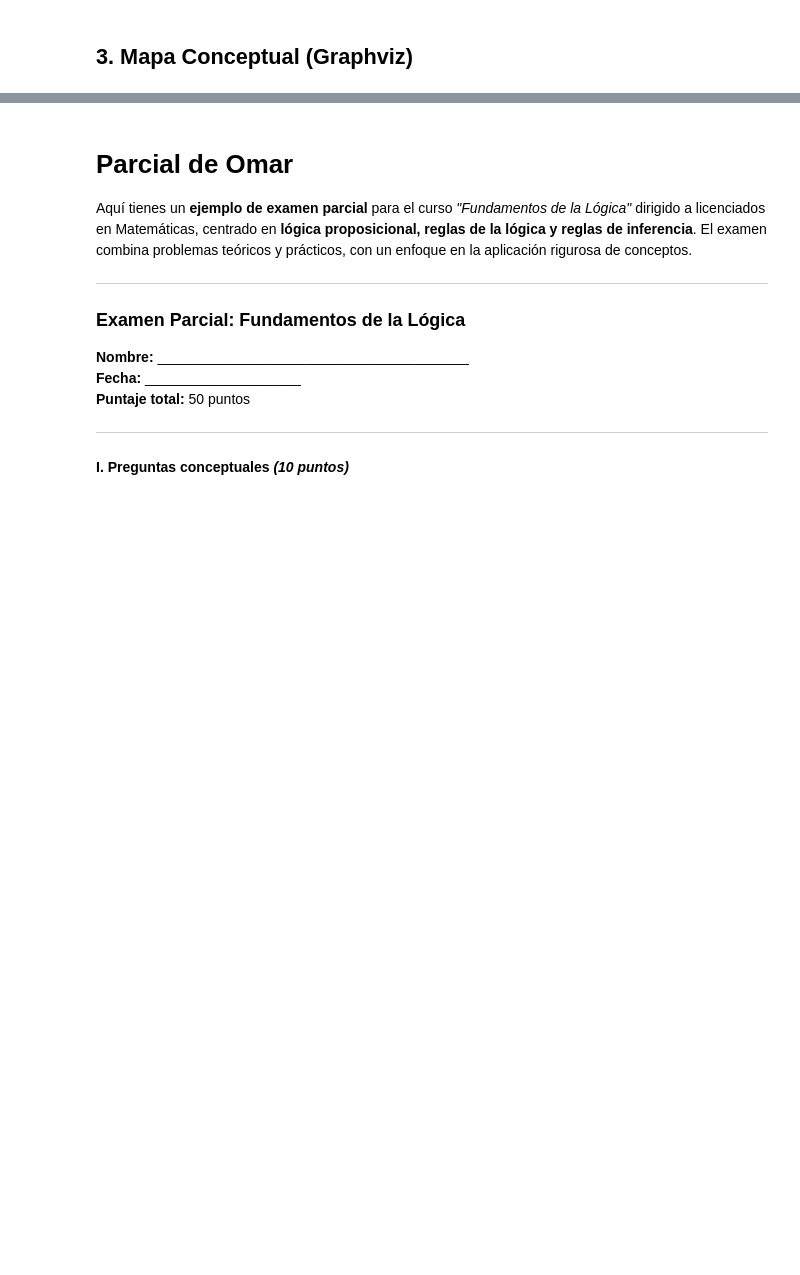
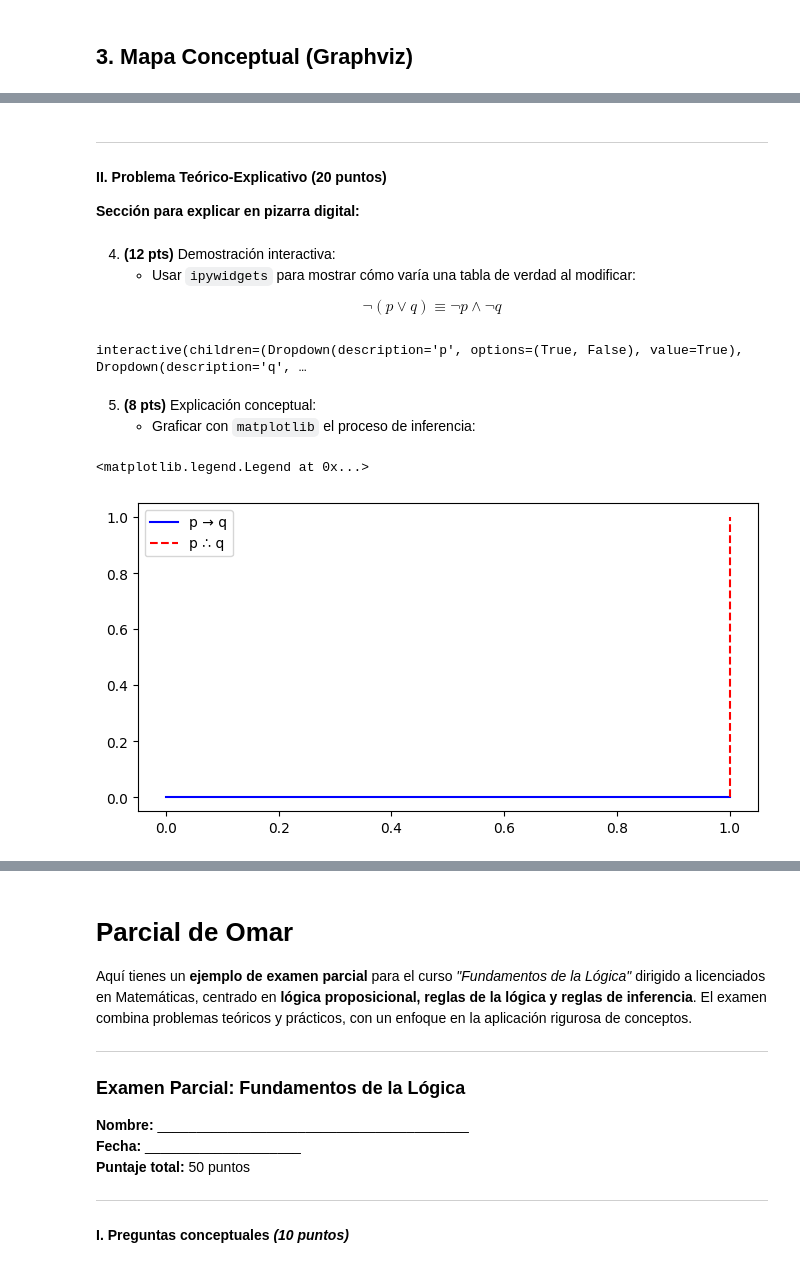
Before and after one commit to marco-canas/fundamentos_logica, a Jupyter notebook: 4_clases/2_inferencias_metodos_demostracion/3_metodos_demostracion/1_metodo_deductivo/1_metodo_directo/2_eval_met_direct.ipynb, the cells around one changed output, grey strips where cells are left out. Saved outputs shown, nothing was run; the diff lists cells and outputs as text; code cells hidden in the pictures; blank space fills up the shorter version.

Commit message:
mejoré para orientar a los licenciados en la elaboración del parcial.

```diff
--- a/4_clases/2_inferencias_metodos_demostracion/3_metodos_demostracion/1_metodo_deductivo/1_metodo_directo/2_eval_met_direct.ipynb
+++ b/4_clases/2_inferencias_metodos_demostracion/3_metodos_demostracion/1_metodo_deductivo/1_metodo_directo/2_eval_met_direct.ipynb
@@ -224,0 +474,38 @@ HTML(ani.to_jshtml())
+# %% [markdown]
+
+---
+
+#### **II. Problema Teórico-Explicativo** (20 puntos)
+**Sección para explicar en pizarra digital:**
+# %% [markdown]
+4. **(12 pts)** Demostración interactiva:
+   - Usar `ipywidgets` para mostrar cómo varía una tabla de verdad al modificar:
+
+$$ \neg(p \lor q) \equiv \neg p \land \neg q $$
+# %%
+
+from ipywidgets import interact
+@interact(p=[True, False], q=[True, False])
+def demostracion(p, q):
+    print(f"¬({p} ∧ {q}) ≡ {not (p and q)}")
+    print(f"¬{p} ∨ ¬{q} ≡ { (not p) or (not q)}")
+# %% [output]
+interactive(children=(Dropdown(description='p', options=(True, False), value=True), Dropdown(description='q', …
+# %% [markdown]
+
+5. **(8 pts)** Explicación conceptual:
+   - Graficar con `matplotlib` el proceso de inferencia:
+# %%
+
+# 5. **(8 pts)** Explicación conceptual:
+# Graficar con `matplotlib` el proceso de inferencia:
+
+import matplotlib.pyplot as plt
+# Diagrama de Modus Ponens
+plt.figure(figsize=(8,4))
+plt.plot([0,1], [0,0], 'b-', label="p → q")
+plt.plot([1,1], [0,1], 'r--', label="p ∴ q")
+plt.legend()
+# %% [output]
+<matplotlib.legend.Legend at 0x...>
+[figure, added]
```
Also changed, not shown: parts of 22 cells of this notebook, 3 other files.
